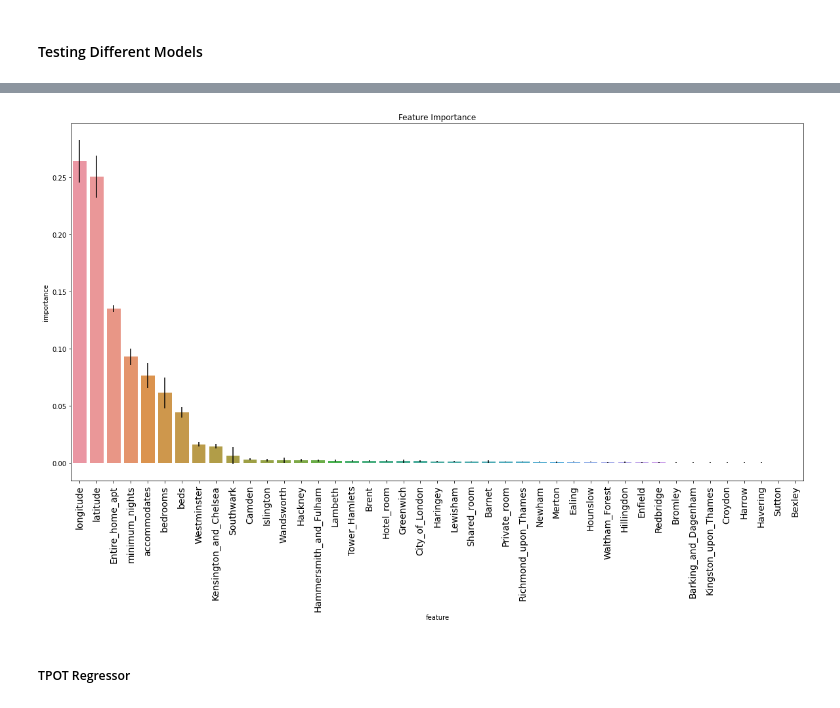
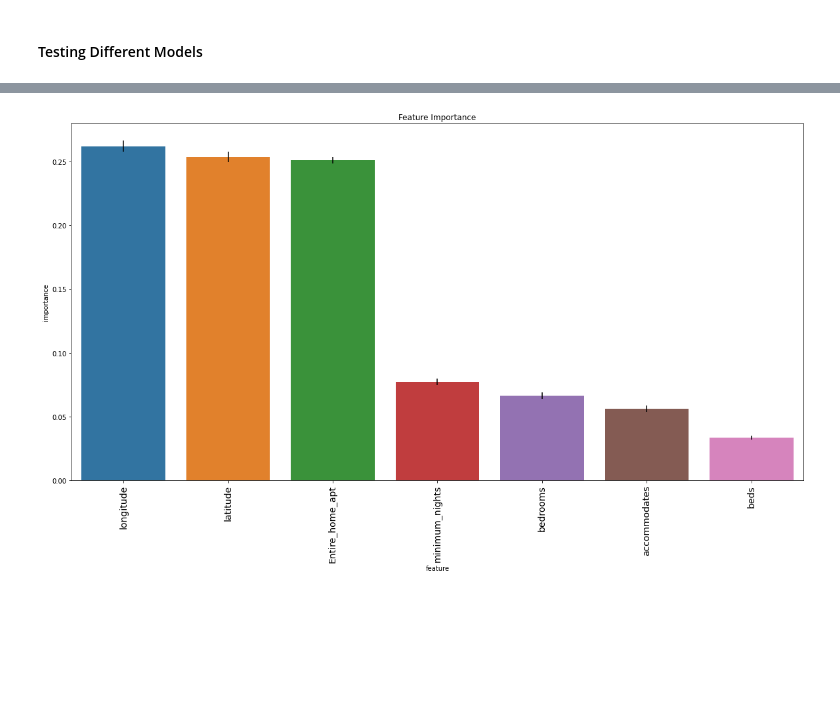
Before and after one commit to rreinhaus/airbnb_advice, a Jupyter notebook: notebooks/data_loading.ipynb, the cells around one changed output, grey strips where cells are left out. Saved outputs shown, nothing was run; the diff lists cells and outputs as text; code cells hidden in the pictures; blank space fills up the shorter version.

Commit message:
Final Model

```diff
--- a/notebooks/data_loading.ipynb
+++ b/notebooks/data_loading.ipynb
@@ -348,0 +426,3 @@ dtype: float64
+# %%
+# Droping price --> keep price log
+df_reg.drop(columns='price', inplace=True)
@@ -586,0 +693,7 @@ plt.show()
+# %%
+from xgboost import plot_importance
+
+plt.rcParams["figure.figsize"] = (10, 10)
+plot_importance(model_xg,importance_type='weight')
+
+plt.show()
@@ -588,0 +776,14 @@ plt.show()
+# %%
+col = [
+    'latitude',
+    'longitude',
+    'accommodates',
+    'bedrooms',
+    'beds',
+    'minimum_nights',
+    'Entire_home_apt',
+    'price_log'
+]
+
+df_final = df_reg[col].copy()
+df_final.head(5)
@@ -589,17 +797,13 @@ plt.show()
 # %%
 %%time
 
-X = df_reg.drop(columns='price')
-y = df_reg['price']
+X = df_final.drop(columns='price_log')
+y = df_final['price_log']
 
 # train-test data split
 X_train, X_test, y_train, y_test = train_test_split(X, y, test_size=0.3, random_state=42)
 
-# Scaling train data
-scaler = StandardScaler()
-X_train_scaled = pd.DataFrame(scaler.fit_transform(X_train), columns=list(X_train.columns))
-
 # Model
 model_rf = RandomForestRegressor(criterion="absolute_error", n_jobs=-1)
-model_rf.fit(X_train_scaled,y_train)
+model_rf.fit(X_train,y_train)
 # %% [output]
@@ -609,21 +885,19 @@ RandomForestRegressor(criterion='absolute_error', n_jobs=-1)
 # %%
-feature_names = [f"feature {i}" for i in range(X_train_scaled.shape[1])]
+feature_names = [f"feature {i}" for i in range(X_train.shape[1])]
 importances = model_rf.feature_importances_
-forest_importances = pd.Series(importances, index=X_train_scaled.columns)
+forest_importances = pd.Series(importances, index=X_train.columns)
 std = np.std([tree.feature_importances_ for tree in model_rf.estimators_], axis=0)
 
 a=pd.DataFrame(forest_importances).reset_index()
 a.columns = ['feature','importance']
 a['std'] = std
 a.sort_values(by='importance', ascending=False,inplace=True)
 
 
 plt.figure(figsize=(20,10))
 sns.barplot(data=a,y='importance',x='feature',yerr=a['std'])
 plt.xticks(rotation=90,size=14)
 plt.title('Feature Importance')
 plt.show()
 # %% [output]
-[figure, old version]
+[figure, new version]
-# %% [markdown]
-##### TPOT Regressor
```
Also changed, not shown: parts of 59 cells of this notebook, 1 other file.
